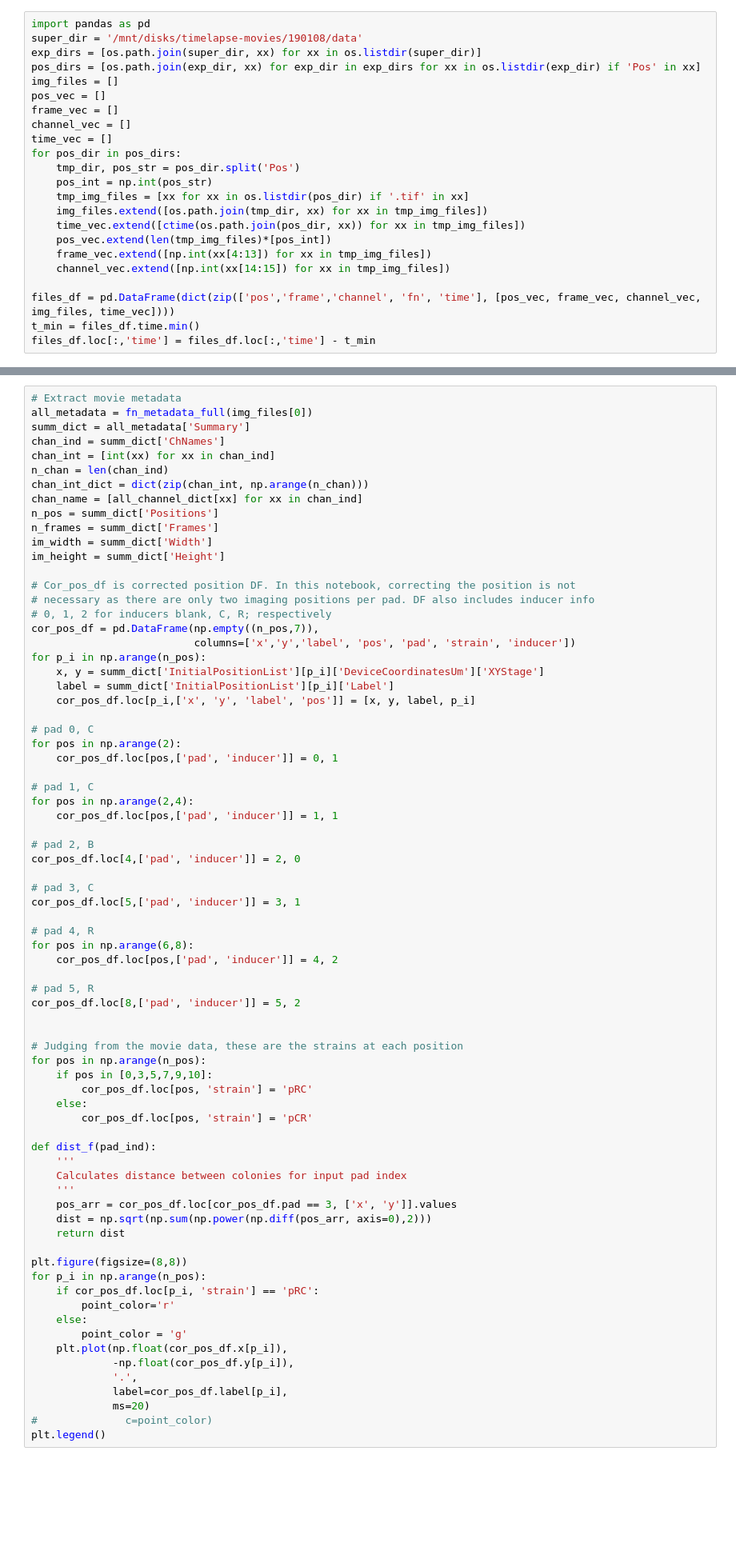
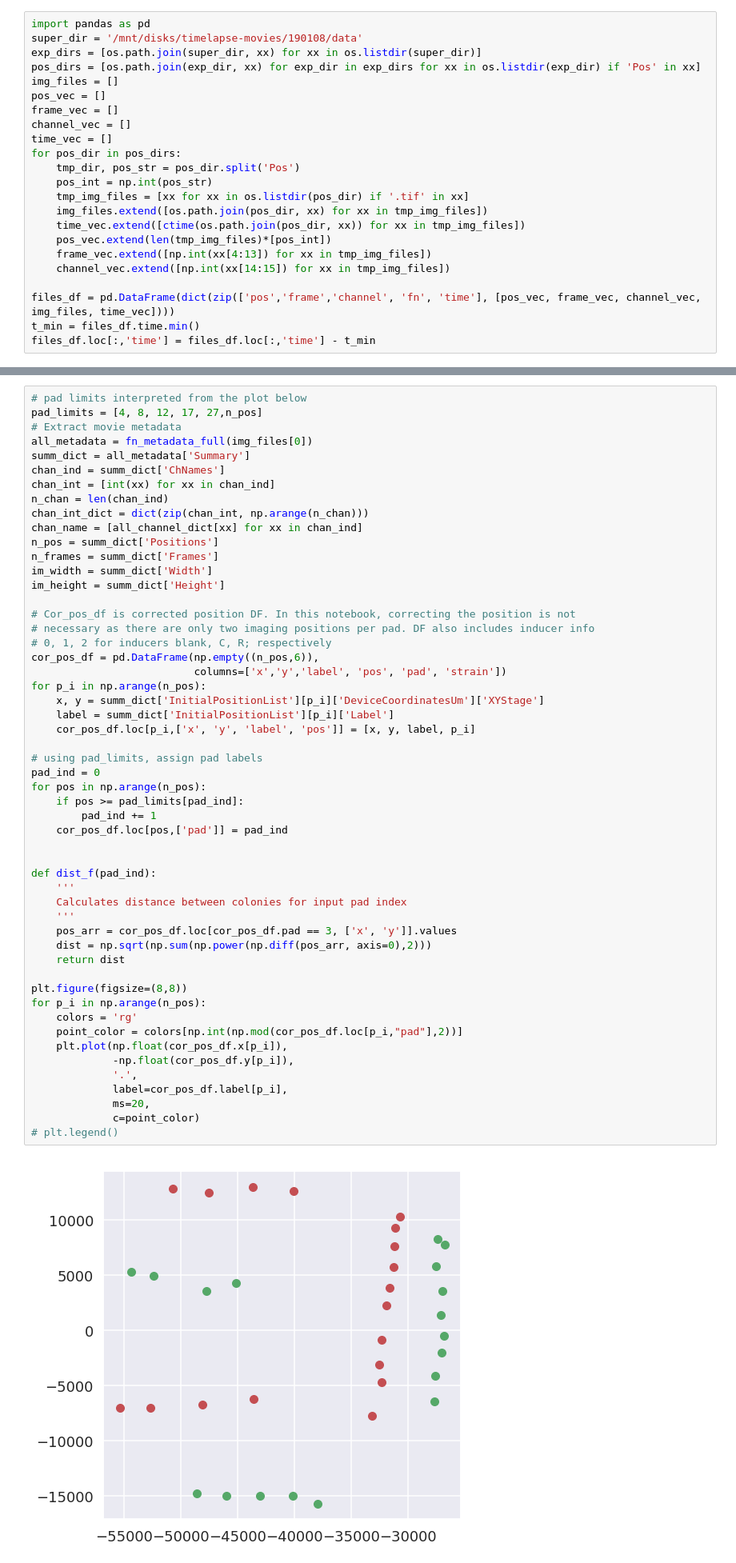
Before and after one commit to boospooky/microscope-movie-analysis, a Jupyter notebook: image_analysis.ipynb, the cells around one changed output, grey strips where cells are left out. Shown: that part at 80% size. Drawn from its saved outputs; the diff is of its cells as text; blank space fills up the shorter version.

```diff
--- a/image_analysis.ipynb
+++ b/image_analysis.ipynb
@@ -369,7 +370,7 @@ for pos_dir in pos_dirs:
     tmp_dir, pos_str = pos_dir.split('Pos')
     pos_int = np.int(pos_str)
     tmp_img_files = [xx for xx in os.listdir(pos_dir) if '.tif' in xx]
-    img_files.extend([os.path.join(tmp_dir, xx) for xx in tmp_img_files])
+    img_files.extend([os.path.join(pos_dir, xx) for xx in tmp_img_files])
     time_vec.extend([ctime(os.path.join(pos_dir, xx)) for xx in tmp_img_files])
     pos_vec.extend(len(tmp_img_files)*[pos_int])
     frame_vec.extend([np.int(xx[4:13]) for xx in tmp_img_files])
@@ -468,4 +444,6 @@ g.axes[1,2].set_title('CFP Strain 2')
 # %%
+# pad limits interpreted from the plot below
+pad_limits = [4, 8, 12, 17, 27,n_pos]
 # Extract movie metadata
 all_metadata = fn_metadata_full(img_files[0])
 summ_dict = all_metadata['Summary']
@@ -476,69 +454,48 @@ chan_int_dict = dict(zip(chan_int, np.arange(n_chan)))
 chan_name = [all_channel_dict[xx] for xx in chan_ind]
 n_pos = summ_dict['Positions']
 n_frames = summ_dict['Frames']
 im_width = summ_dict['Width']
 im_height = summ_dict['Height']
 
 # Cor_pos_df is corrected position DF. In this notebook, correcting the position is not
 # necessary as there are only two imaging positions per pad. DF also includes inducer info
 # 0, 1, 2 for inducers blank, C, R; respectively
-cor_pos_df = pd.DataFrame(np.empty((n_pos,7)),
-                          columns=['x','y','label', 'pos', 'pad', 'strain', 'inducer'])
+cor_pos_df = pd.DataFrame(np.empty((n_pos,6)),
+                          columns=['x','y','label', 'pos', 'pad', 'strain'])
 for p_i in np.arange(n_pos):
     x, y = summ_dict['InitialPositionList'][p_i]['DeviceCoordinatesUm']['XYStage']
     label = summ_dict['InitialPositionList'][p_i]['Label']
     cor_pos_df.loc[p_i,['x', 'y', 'label', 'pos']] = [x, y, label, p_i]
 
-# pad 0, C
-for pos in np.arange(2):
-    cor_pos_df.loc[pos,['pad', 'inducer']] = 0, 1
+# using pad_limits, assign pad labels
+pad_ind = 0
+for pos in np.arange(n_pos):
+    if pos >= pad_limits[pad_ind]:
+        pad_ind += 1
+    cor_pos_df.loc[pos,['pad']] = pad_ind
 
-# pad 1, C
-for pos in np.arange(2,4):
-    cor_pos_df.loc[pos,['pad', 'inducer']] = 1, 1
-
-# pad 2, B
-cor_pos_df.loc[4,['pad', 'inducer']] = 2, 0
-
-# pad 3, C
-cor_pos_df.loc[5,['pad', 'inducer']] = 3, 1
-
-# pad 4, R
-for pos in np.arange(6,8):
-    cor_pos_df.loc[pos,['pad', 'inducer']] = 4, 2
-
-# pad 5, R
-cor_pos_df.loc[8,['pad', 'inducer']] = 5, 2
-
-
-# Judging from the movie data, these are the strains at each position
-for pos in np.arange(n_pos):
-    if pos in [0,3,5,7,9,10]:
-        cor_pos_df.loc[pos, 'strain'] = 'pRC'
-    else:
-        cor_pos_df.loc[pos, 'strain'] = 'pCR'
 
 def dist_f(pad_ind):
     '''
     Calculates distance between colonies for input pad index
     '''
     pos_arr = cor_pos_df.loc[cor_pos_df.pad == 3, ['x', 'y']].values
     dist = np.sqrt(np.sum(np.power(np.diff(pos_arr, axis=0),2)))
     return dist
 
 plt.figure(figsize=(8,8))
 for p_i in np.arange(n_pos):
-    if cor_pos_df.loc[p_i, 'strain'] == 'pRC':
-        point_color='r'
-    else:
-        point_color = 'g'
+    colors = 'rg'
+    point_color = colors[np.int(np.mod(cor_pos_df.loc[p_i,"pad"],2))]
     plt.plot(np.float(cor_pos_df.x[p_i]),
              -np.float(cor_pos_df.y[p_i]),
              '.',
              label=cor_pos_df.label[p_i],
-             ms=20)
-#              c=point_color)
-plt.legend()
+             ms=20,
+             c=point_color)
+# plt.legend()
+# %% [output]
+[figure, added]
 # %%
 # Scrape metadata
 
```
Also changed, not shown: parts of 6 cells of this notebook.
